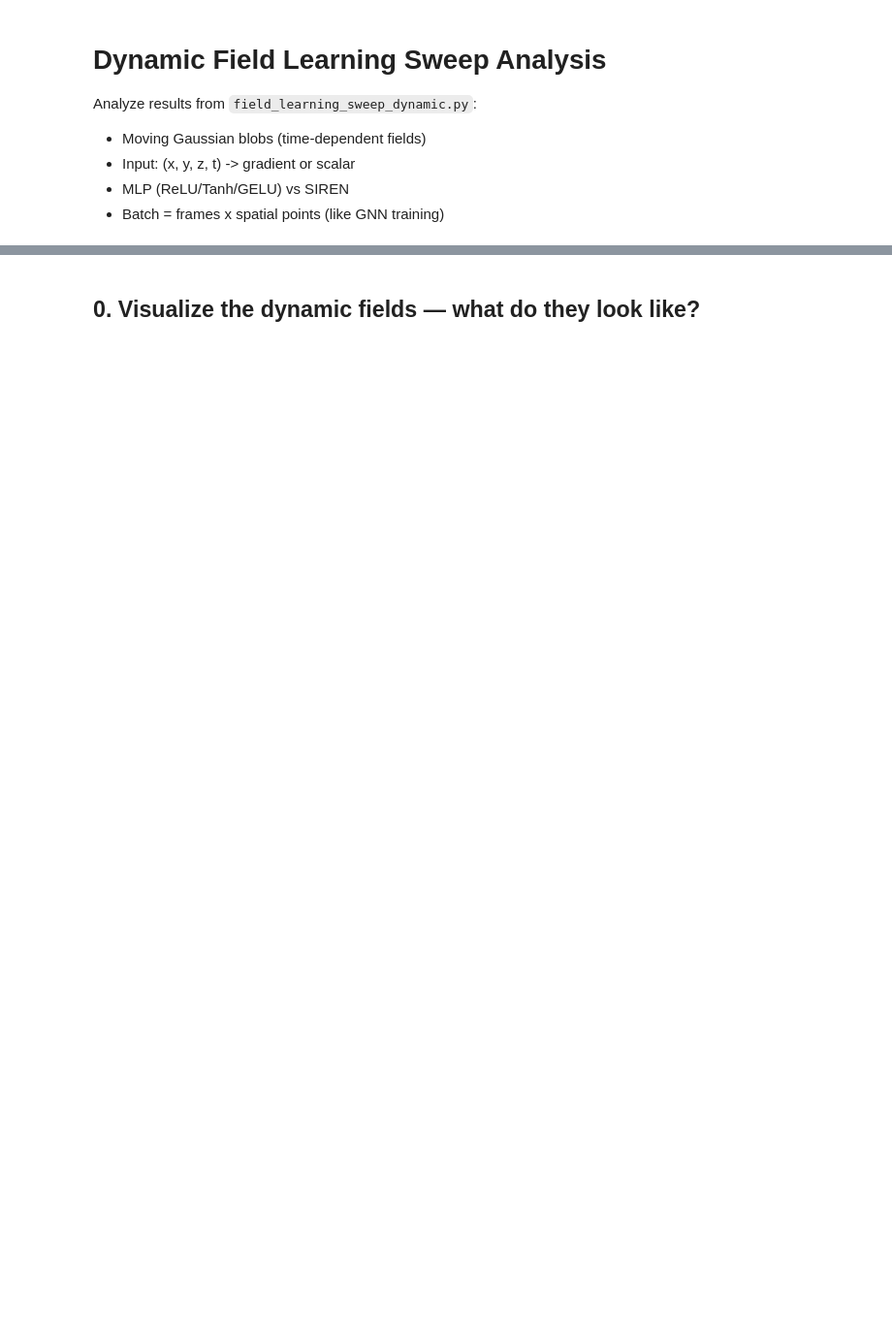
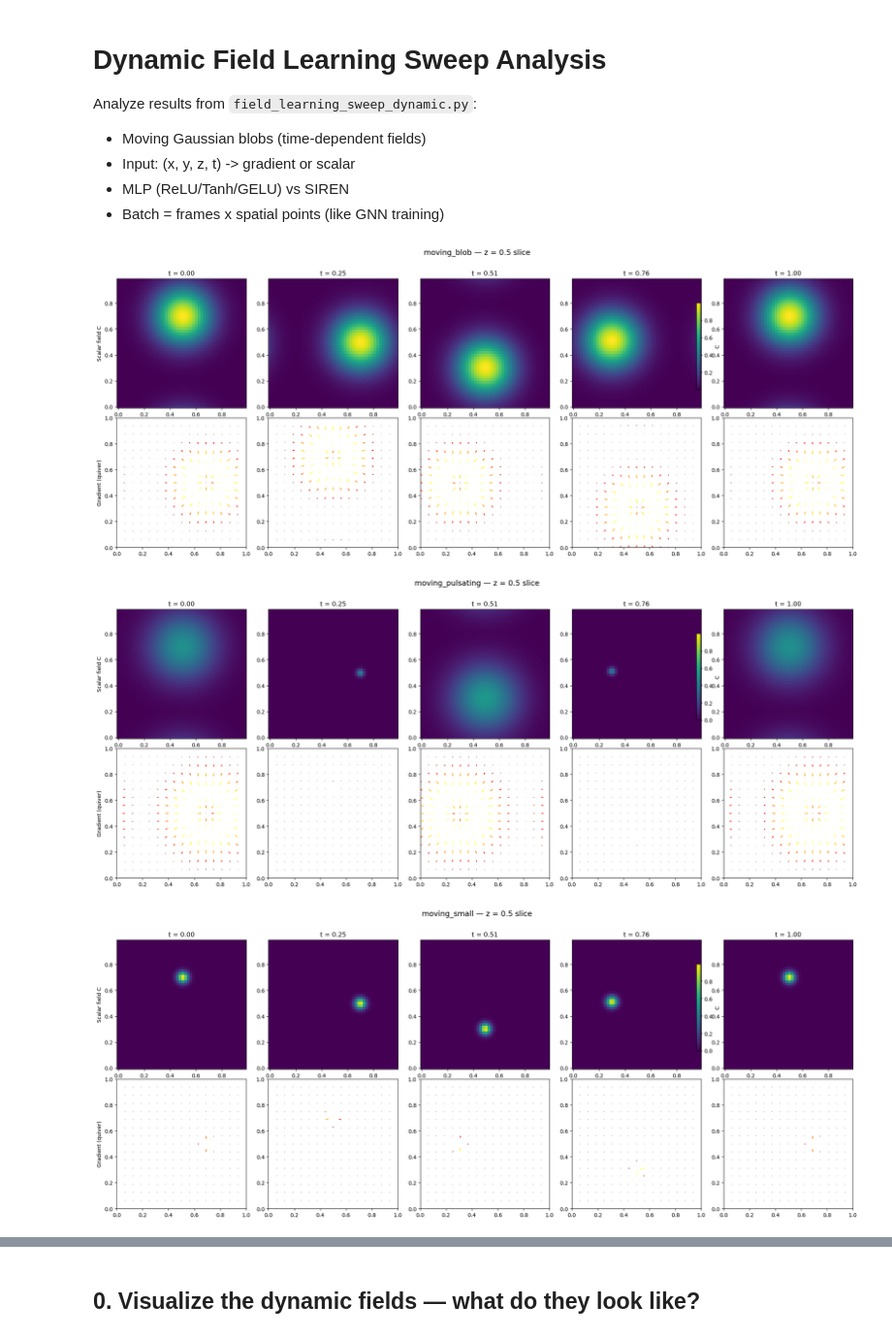
Before and after one commit to allierc/cell-gnn, a Jupyter notebook: notebooks/field_sweep_dynamic_analysis.ipynb, the cells around one changed output, grey strips where cells are left out. Shown at 97% size. Saved outputs shown, nothing was run; the diff lists cells and outputs as text; code cells hidden in the pictures; blank space fills up the shorter version.

Commit message:
dynamic field learning parameter sweep

```diff
--- a/notebooks/field_sweep_dynamic_analysis.ipynb
+++ b/notebooks/field_sweep_dynamic_analysis.ipynb
@@ -25,7 +25,7 @@ dx = L / Nx
 coords = np.arange(Nx) * dx
 
 # Show all 4 dynamic fields at 5 time snapshots
-field_names = ['moving_blob', 'multi_orbit', 'pulsating_blob', 'moving_narrow']
+field_names = ['moving_blob', 'moving_pulsating', 'moving_small', 'multi_small_orbit']
 time_indices = [0, 25, 50, 75, 99]
 
 for field_name in field_names:
@@ -45,30 +45,34 @@ for field_name in field_names:
 
         # Row 1: scalar field C (z-slice)
         c_slice = c_all[ti, :, :, z_slice_idx].numpy()
         im = axes[0, col].pcolormesh(coords, coords, c_slice, cmap='viridis',
                                       vmin=vmin_c, vmax=vmax_c)
         axes[0, col].set_title(f't = {t_val:.2f}')
         axes[0, col].set_aspect('equal')
         if col == 0:
             axes[0, col].set_ylabel('Scalar field C')
 
         # Row 2: gradient field (quiver, z-slice, subsample for clarity)
         step = max(1, Nx // 16)
         gx_slice = gc_all[ti, ::step, ::step, z_slice_idx, 0].numpy()
         gy_slice = gc_all[ti, ::step, ::step, z_slice_idx, 1].numpy()
         grad_mag = np.sqrt(gx_slice**2 + gy_slice**2)
         xq = coords[::step]
         yq = coords[::step]
         Xq, Yq = np.meshgrid(xq, yq, indexing='ij')
         axes[1, col].quiver(Xq, Yq, gx_slice, gy_slice, grad_mag,
                             cmap='hot', scale=grad_mag.max() * 20 if grad_mag.max() > 0 else 1)
         axes[1, col].set_aspect('equal')
         axes[1, col].set_xlim(0, L)
         axes[1, col].set_ylim(0, L)
         if col == 0:
             axes[1, col].set_ylabel('Gradient (quiver)')
 
     plt.colorbar(im, ax=axes[0, :].tolist(), shrink=0.8, label='C')
     fig.suptitle(f'{field_name} — z = 0.5 slice', fontsize=14, y=1.02)
     plt.tight_layout()
     plt.show()
+# %% [output]
+[figure, added]
+[figure, added]
+[figure, added]
```
Also changed, not shown: parts of 10 cells of this notebook, 29 other files.
